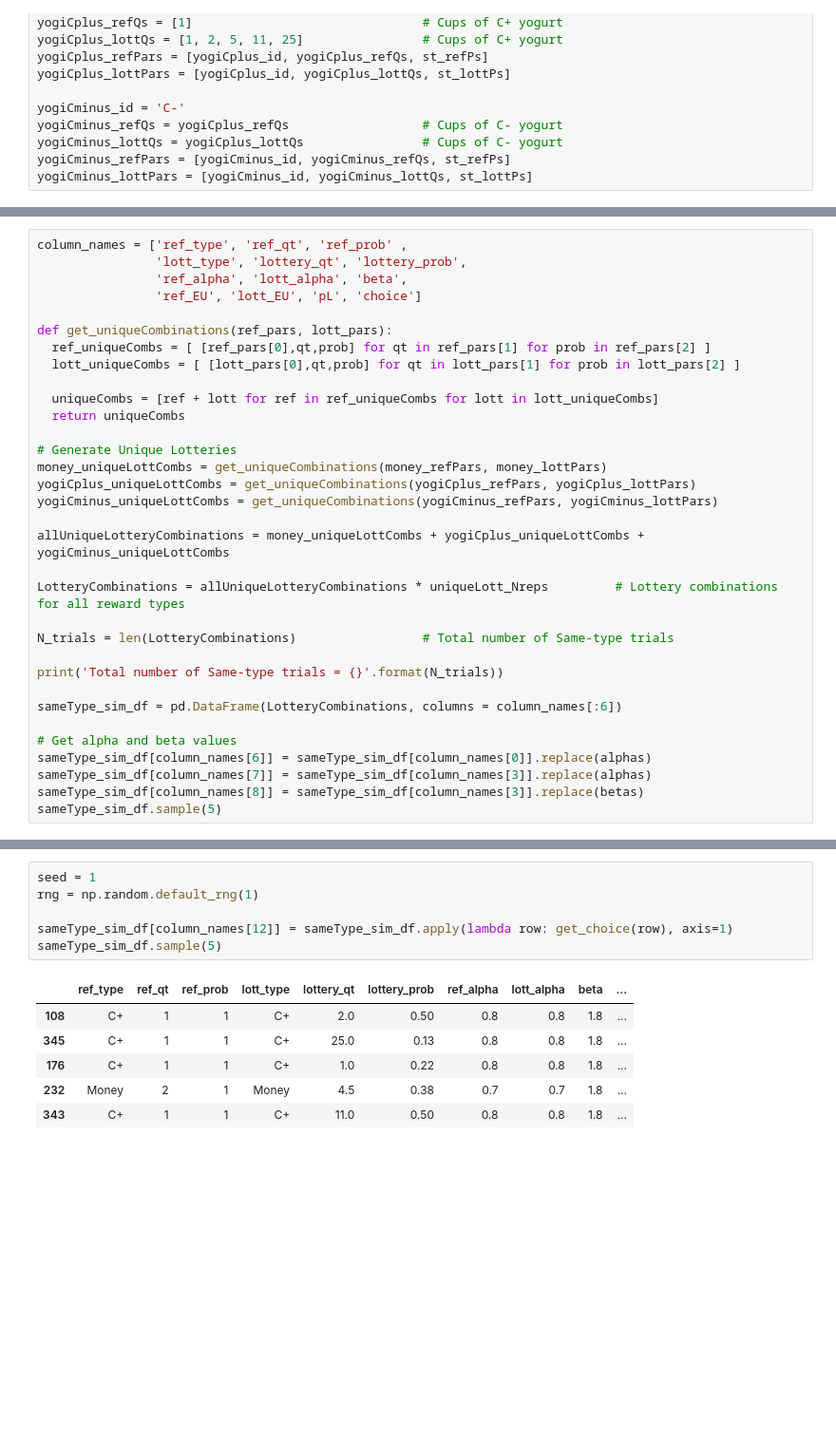
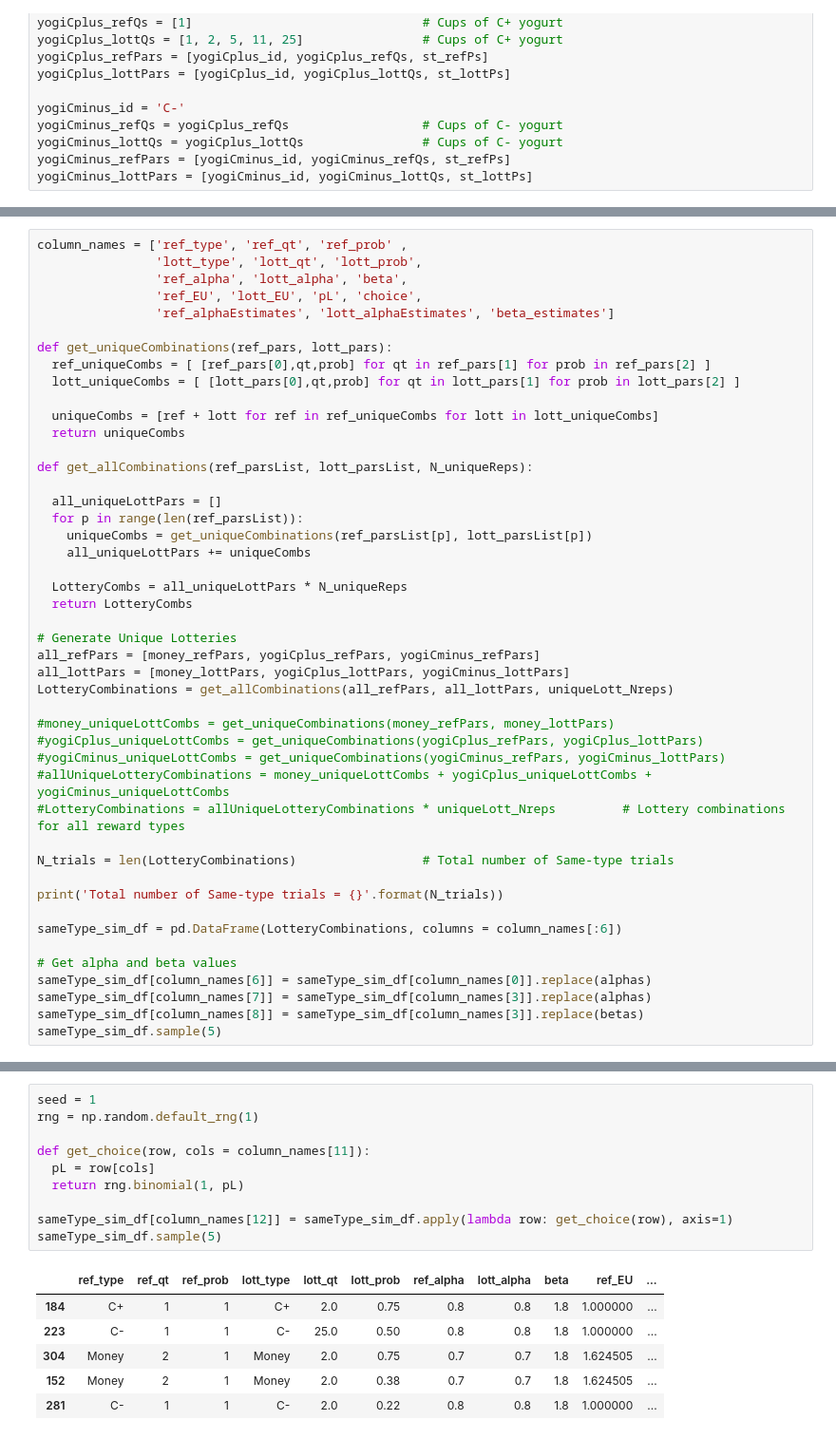
Before and after one commit to ffviana/NUTRECON, a Jupyter notebook: Simulation/NUTRECON_simulation.ipynb, the cells around one changed output, grey strips where cells are left out. Shown: that part at 95% size. Drawn from its saved outputs; the diff is of its cells as text; blank space fills up the shorter version.

Commit message:
added simulate_SameType_Subject function

```diff
--- a/Simulation/NUTRECON_simulation.ipynb
+++ b/Simulation/NUTRECON_simulation.ipynb
@@ -119,8 +117,9 @@ betas = {'Money' : money_beta,
 # %%
 column_names = ['ref_type', 'ref_qt', 'ref_prob' ,
-                'lott_type', 'lottery_qt', 'lottery_prob',
+                'lott_type', 'lott_qt', 'lott_prob',
                 'ref_alpha', 'lott_alpha', 'beta',
-                'ref_EU', 'lott_EU', 'pL', 'choice']
+                'ref_EU', 'lott_EU', 'pL', 'choice',
+                'ref_alphaEstimates', 'lott_alphaEstimates', 'beta_estimates']
 
 def get_uniqueCombinations(ref_pars, lott_pars):
   ref_uniqueCombs = [ [ref_pars[0],qt,prob] for qt in ref_pars[1] for prob in ref_pars[2] ]
@@ -129,14 +128,26 @@ def get_uniqueCombinations(ref_pars, lott_pars):
   uniqueCombs = [ref + lott for ref in ref_uniqueCombs for lott in lott_uniqueCombs]
   return uniqueCombs
 
+def get_allCombinations(ref_parsList, lott_parsList, N_uniqueReps):
+
+  all_uniqueLottPars = []
+  for p in range(len(ref_parsList)):
+    uniqueCombs = get_uniqueCombinations(ref_parsList[p], lott_parsList[p])
+    all_uniqueLottPars += uniqueCombs
+
+  LotteryCombs = all_uniqueLottPars * N_uniqueReps
+  return LotteryCombs
+
 # Generate Unique Lotteries
-money_uniqueLottCombs = get_uniqueCombinations(money_refPars, money_lottPars)
-yogiCplus_uniqueLottCombs = get_uniqueCombinations(yogiCplus_refPars, yogiCplus_lottPars)
-yogiCminus_uniqueLottCombs = get_uniqueCombinations(yogiCminus_refPars, yogiCminus_lottPars)
+all_refPars = [money_refPars, yogiCplus_refPars, yogiCminus_refPars]
+all_lottPars = [money_lottPars, yogiCplus_lottPars, yogiCminus_lottPars]
+LotteryCombinations = get_allCombinations(all_refPars, all_lottPars, uniqueLott_Nreps)
 
-allUniqueLotteryCombinations = money_uniqueLottCombs + yogiCplus_uniqueLottCombs + yogiCminus_uniqueLottCombs
-
-LotteryCombinations = allUniqueLotteryCombinations * uniqueLott_Nreps         # Lottery combinations for all reward types
+#money_uniqueLottCombs = get_uniqueCombinations(money_refPars, money_lottPars)
+#yogiCplus_uniqueLottCombs = get_uniqueCombinations(yogiCplus_refPars, yogiCplus_lottPars)
+#yogiCminus_uniqueLottCombs = get_uniqueCombinations(yogiCminus_refPars, yogiCminus_lottPars)
+#allUniqueLotteryCombinations = money_uniqueLottCombs + yogiCplus_uniqueLottCombs + yogiCminus_uniqueLottCombs
+#LotteryCombinations = allUniqueLotteryCombinations * uniqueLott_Nreps         # Lottery combinations for all reward types
 
 N_trials = len(LotteryCombinations)                 # Total number of Same-type trials
 
@@ -199,14 +210,18 @@ sameType_sim_df.sample(5)
 # %%
 seed = 1
 rng = np.random.default_rng(1)
 
+def get_choice(row, cols = column_names[11]):
+  pL = row[cols]
+  return rng.binomial(1, pL)
+
 sameType_sim_df[column_names[12]] = sameType_sim_df.apply(lambda row: get_choice(row), axis=1)
 sameType_sim_df.sample(5)
 # %% [output]
-|  | ref_type | ref_qt | ref_prob | lott_type | lottery_qt | lottery_prob | ref_alpha | lott_alpha | beta | ... |
-| 108 | C+ | 1 | 1 | C+ | 2.0 | 0.50 | 0.8 | 0.8 | 1.8 | ... |
-| 345 | C+ | 1 | 1 | C+ | 25.0 | 0.13 | 0.8 | 0.8 | 1.8 | ... |
-| 176 | C+ | 1 | 1 | C+ | 1.0 | 0.22 | 0.8 | 0.8 | 1.8 | ... |
-| 232 | Money | 2 | 1 | Money | 4.5 | 0.38 | 0.7 | 0.7 | 1.8 | ... |
-| 343 | C+ | 1 | 1 | C+ | 11.0 | 0.50 | 0.8 | 0.8 | 1.8 | ... |
+|  | ref_type | ref_qt | ref_prob | lott_type | lott_qt | lott_prob | ref_alpha | lott_alpha | beta | ref_EU | ... |
+| 184 | C+ | 1 | 1 | C+ | 2.0 | 0.75 | 0.8 | 0.8 | 1.8 | 1.000000 | ... |
+| 223 | C- | 1 | 1 | C- | 25.0 | 0.50 | 0.8 | 0.8 | 1.8 | 1.000000 | ... |
+| 304 | Money | 2 | 1 | Money | 2.0 | 0.75 | 0.7 | 0.7 | 1.8 | 1.624505 | ... |
+| 152 | Money | 2 | 1 | Money | 2.0 | 0.38 | 0.7 | 0.7 | 1.8 | 1.624505 | ... |
+| 281 | C- | 1 | 1 | C- | 2.0 | 0.22 | 0.8 | 0.8 | 1.8 | 1.000000 | ... |
 # %% [markdown]
```
Also changed, not shown: parts of 29 cells of this notebook.
